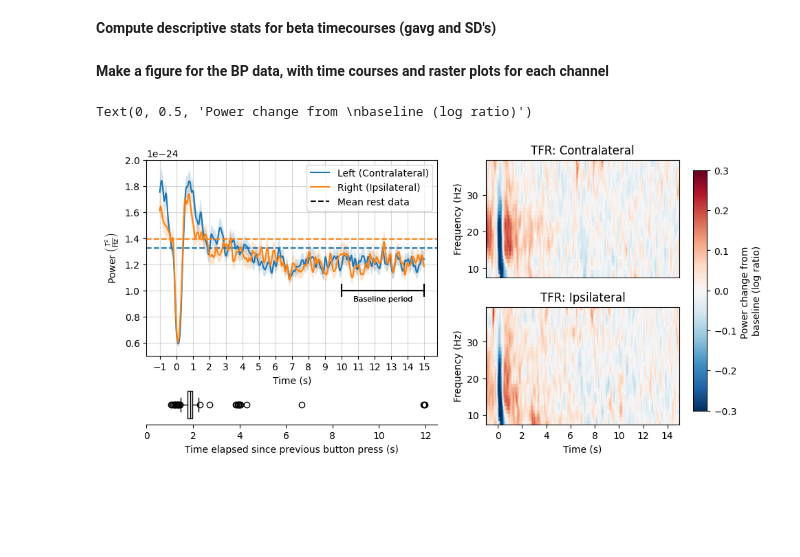
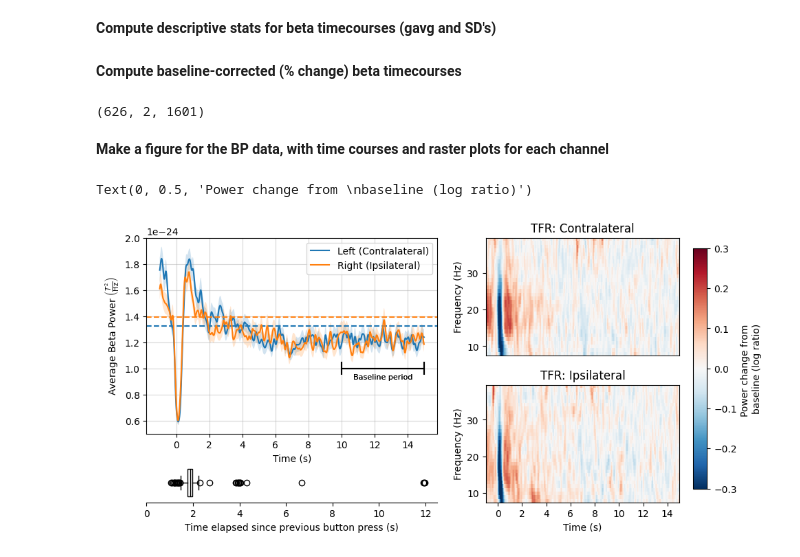
Before and after one commit to lyambailey/PMBR_duration, a Jupyter notebook: code/6_plot_beta_timecourses.ipynb, the cells around one changed output. Cells and saved outputs as stored; diff of their text form; code cells hidden in the pictures; blank space fills up the shorter version.

```diff
--- a/code/6_plot_beta_timecourses.ipynb
+++ b/code/6_plot_beta_timecourses.ipynb
@@ -87,3 +87,5 @@ rest_std = np.std(rest_data, axis=0)
 # And standard errors
 bp_sem = bp_std / np.sqrt(bp_data.shape[0])
 rest_sem = rest_std / np.sqrt(rest_data.shape[0])
+# %% [markdown]
+**Compute baseline-corrected (% change) beta timecourses**
@@ -90,3 +108,7 @@ rest_sem = rest_std / np.sqrt(rest_data.shape[0])
+# %%
+bp_data_change.shape
+# %% [output]
+(626, 2, 1601)
 # %% [markdown]
 **Make a figure for the BP data, with time courses and raster plots for each channel**
 # %%
@@ -108,6 +130,10 @@ tfr_baseline_mode = 'logratio'
 tfr_fmin = 8
 tfr_vmin, tfr_vmax = -colRange, colRange
 tfr_tmax = 15
+
+# Set initial crop time (use np.min(times_bp) for no cropping)
+crop_time = np.min(times_bp)
+crop_idx = np.where(times_bp == crop_time)[0][0]
 # %%
 # Create a figure
 fig = plt.figure(figsize=(10, 5))
@@ -139,24 +165,28 @@ for ch in channels:
     ############################################################################################################
     # Axis 1 (top left subplot): grand average beta timecourses
     ############################################################################################################
-    ax1.plot(times_bp, bp_gavg[ch, :], label = channel_lab, color = colours[ch])
-    ax1.fill_between(times_bp, bp_gavg[ch, :] - bp_sem[ch, :], bp_gavg[ch, :] + bp_sem[ch, :], alpha=0.2)
+    ax1.plot(times_bp[crop_idx:], bp_gavg[ch, crop_idx:], color = colours[ch], label = channel_lab)
+    ax1.fill_between(times_bp[crop_idx:], bp_gavg[ch, crop_idx:] - bp_sem[ch, crop_idx:], bp_gavg[ch, crop_idx:] + bp_sem[ch, crop_idx:], alpha=0.2)
 
     # Plot mean power in the rest data
     ax1.axhline(y = np.mean(rest_gavg[ch,:]), linestyle='--', color = colours[ch], label = None)
 
+    # # Alternatively plot the % change from baseline
+    # ax1.plot(times_bp[crop_idx:], bp_gavg_change[ch, crop_idx:], color = colours[ch], label = channel_lab)
+    # ax1.fill_between(times_bp[crop_idx:], bp_gavg_change[ch, crop_idx:] - bp_sem_change[ch, crop_idx:], bp_gavg_change[ch, crop_idx:] + bp_sem_change[ch, crop_idx:], alpha=0.2)
+
     # Set axis parameters for ax1
-    ax1.set_xticks(np.arange(-1, 16, 1))
+    # ax1.set_xticks(np.arange(-1, 16, 1))
     ax1.set_xlabel('Time (s)')
-    ax1.set_ylabel(r'Power $\left(\frac{T^2}{\text{Hz}}\right)$')   # Or use ('Power ($T^2$ / Hz)')  to avoid the fraction
+    ax1.set_ylabel(r'Average Beta Power $\left(\frac{T^2}{\text{Hz}}\right)$')   # Or use ('Power ($T^2$ / Hz)')  to avoid the fraction
 
     # Add grid and legend, including a dashed line for rest data
     ax1.grid(alpha=0.5)
 
     # # Add a dashed line to the legend to represent rest data
     handles, labels = ax1.get_legend_handles_labels()
-    handles.append(plt.Line2D([0], [0], color='k', linestyle='--'))
-    labels.append('Mean rest data')
+    # handles.append(plt.Line2D([0], [0], color='k', linestyle='--'))
+    # labels.append('Mean rest data')
     ax1.legend(handles, labels)
 
     # Add a horizontal line between x = 10 and x = 15 to represent the baseline period
@@ -190,37 +220,37 @@ ax2.set_yticks([])
 ax3.set_title('TFR: Contralateral')
 
 # Plot the TFR
-tfr_gavg.copy().pick('MEG0211').apply_baseline(mode=tfr_baseline_mode, baseline=tfr_baseline_period
+tfr_gavg.copy().pick('MEG0211').crop(crop_time, None).apply_baseline(mode=tfr_baseline_mode, baseline=tfr_baseline_period
                                             ).plot(fmin=8, vmin=tfr_vmin, vmax=tfr_vmax, tmax=tfr_tmax,
                                                     colorbar = False, show=False, axes=ax3)
 
 # Hide the x axis and label for this plot (they are shared with the plot below)
 ax3.set_xlabel('')
 ax3.set_xticks([])
 
 ############################################################################################################
 # Axis 4 (top right subplot): TFR for ipsilateral channel
 ############################################################################################################
 ax4.set_title('TFR: Ipsilateral')
 
-tfr_gavg.copy().pick('MEG1311').apply_baseline(mode=tfr_baseline_mode, baseline=tfr_baseline_period
+tfr_gavg.copy().pick('MEG1311').crop(crop_time, None).apply_baseline(mode=tfr_baseline_mode, baseline=tfr_baseline_period
                                             ).plot(fmin=8, vmin=tfr_vmin, vmax=tfr_vmax, tmax=tfr_tmax,
                                                     colorbar = False, show=False, axes=ax4)
 
 # Set x axis parameters
 ax4.set_xticks(np.arange(0, 16, 2))
 
 ############################################################################################################
 # Adjustments to main figure
 ############################################################################################################
 
 # Adjust layout
 plt.subplots_adjust(hspace=0.25)
 
 # Add a colorbar to the right of the plot
 cbar_ax = fig.add_axes([0.92, 0.15, 0.02, 0.7])
 fig.colorbar(ax3.images[0], cax=cbar_ax)
 cbar_ax.set_ylabel('Power change from \nbaseline (log ratio)')
 # %% [output]
 Text(0, 0.5, 'Power change from \nbaseline (log ratio)')
-[figure, old version]
+[figure, new version]
```
Also changed, not shown: parts of 1 cell of this notebook, 3 other files.
